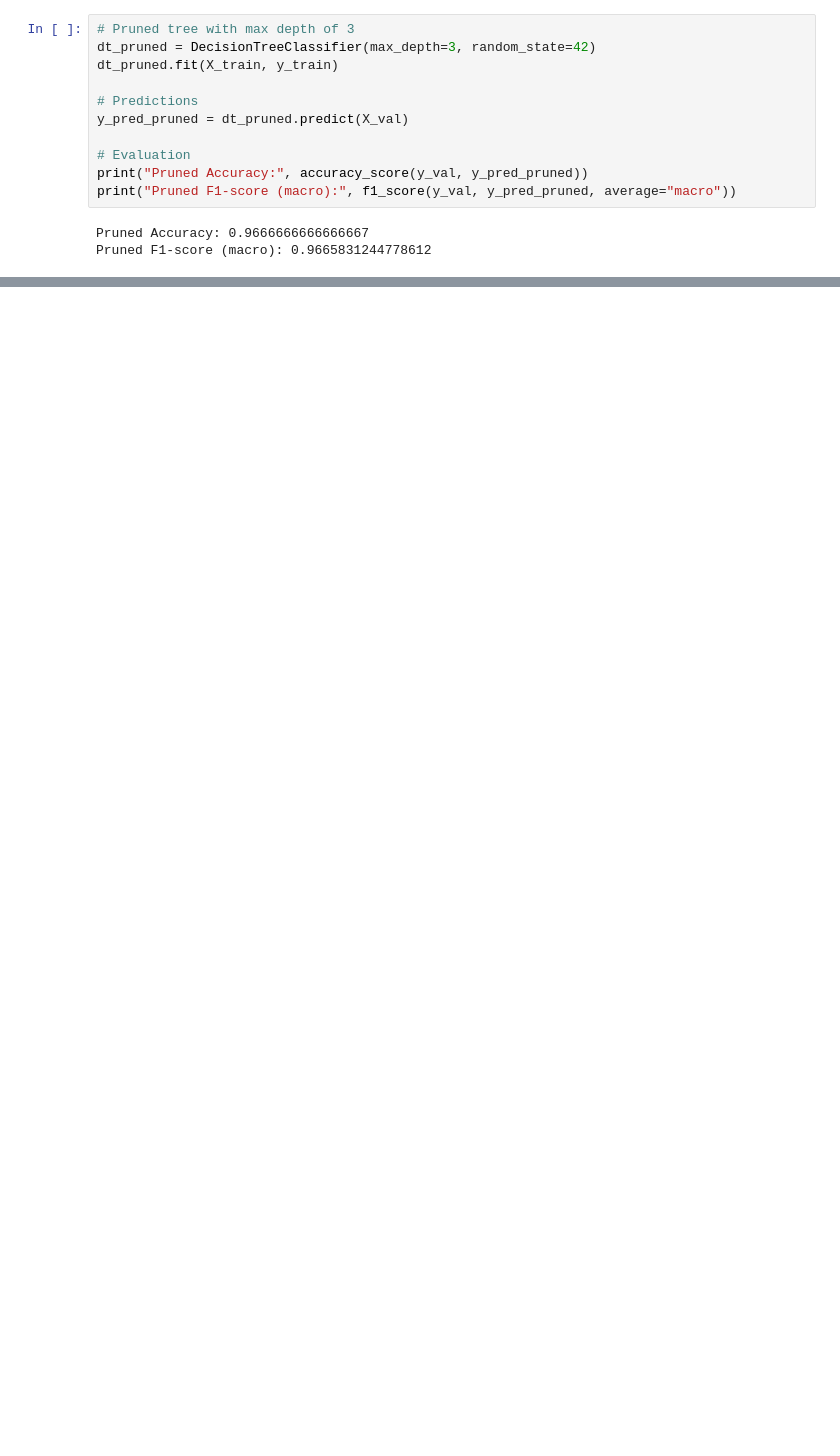
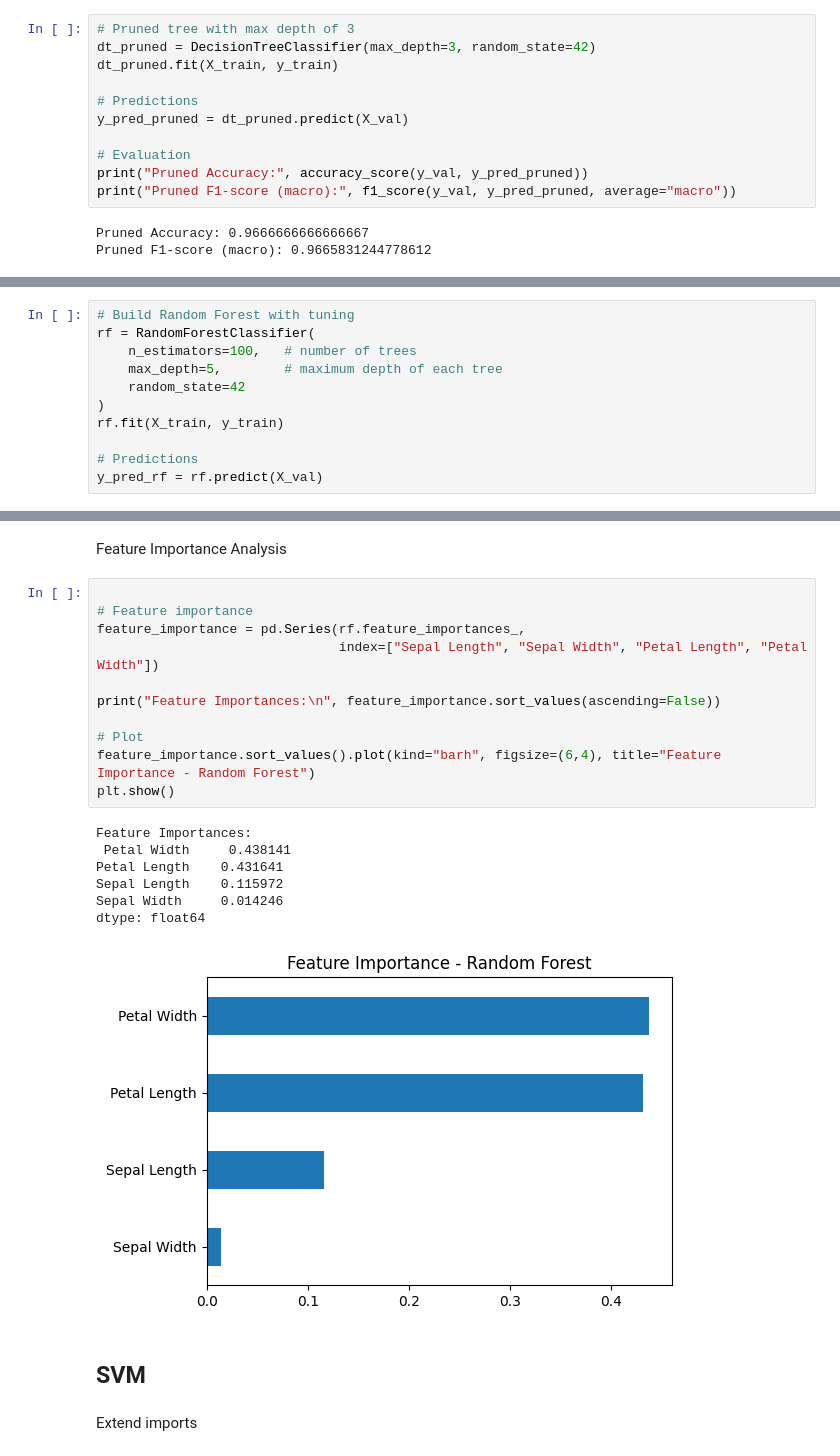
Before and after one commit to MohameddAkmall/Codveda-Internship, a Jupyter notebook: Codveda_Iris.ipynb, the cells around one changed output, grey strips where cells are left out. Drawn from its saved outputs; the diff is of its cells as text; blank space fills up the shorter version.

```diff
--- a/Codveda_Iris.ipynb
+++ b/Codveda_Iris.ipynb
@@ -268,0 +408,11 @@ Pruned F1-score (macro): 0.9665831244778612
+# %%
+# Build Random Forest with tuning
+rf = RandomForestClassifier(
+    n_estimators=100,   # number of trees
+    max_depth=5,        # maximum depth of each tree
+    random_state=42
+)
+rf.fit(X_train, y_train)
+
+# Predictions
+y_pred_rf = rf.predict(X_val)
@@ -268,0 +447,26 @@ Pruned F1-score (macro): 0.9665831244778612
+# %% [markdown]
+Feature Importance Analysis
+# %%
+
+# Feature importance
+feature_importance = pd.Series(rf.feature_importances_,
+                               index=["Sepal Length", "Sepal Width", "Petal Length", "Petal Width"])
+
+print("Feature Importances:\n", feature_importance.sort_values(ascending=False))
+
+# Plot
+feature_importance.sort_values().plot(kind="barh", figsize=(6,4), title="Feature Importance - Random Forest")
+plt.show()
+# %% [output]
+Feature Importances:
+ Petal Width     0.438141
+Petal Length    0.431641
+Sepal Length    0.115972
+Sepal Width     0.014246
+dtype: float64
+[figure, added]
+# %% [markdown]
+SVM
+-------------------------
+# %% [markdown]
+Extend imports
```
Also changed, not shown: parts of 44 cells of this notebook.
